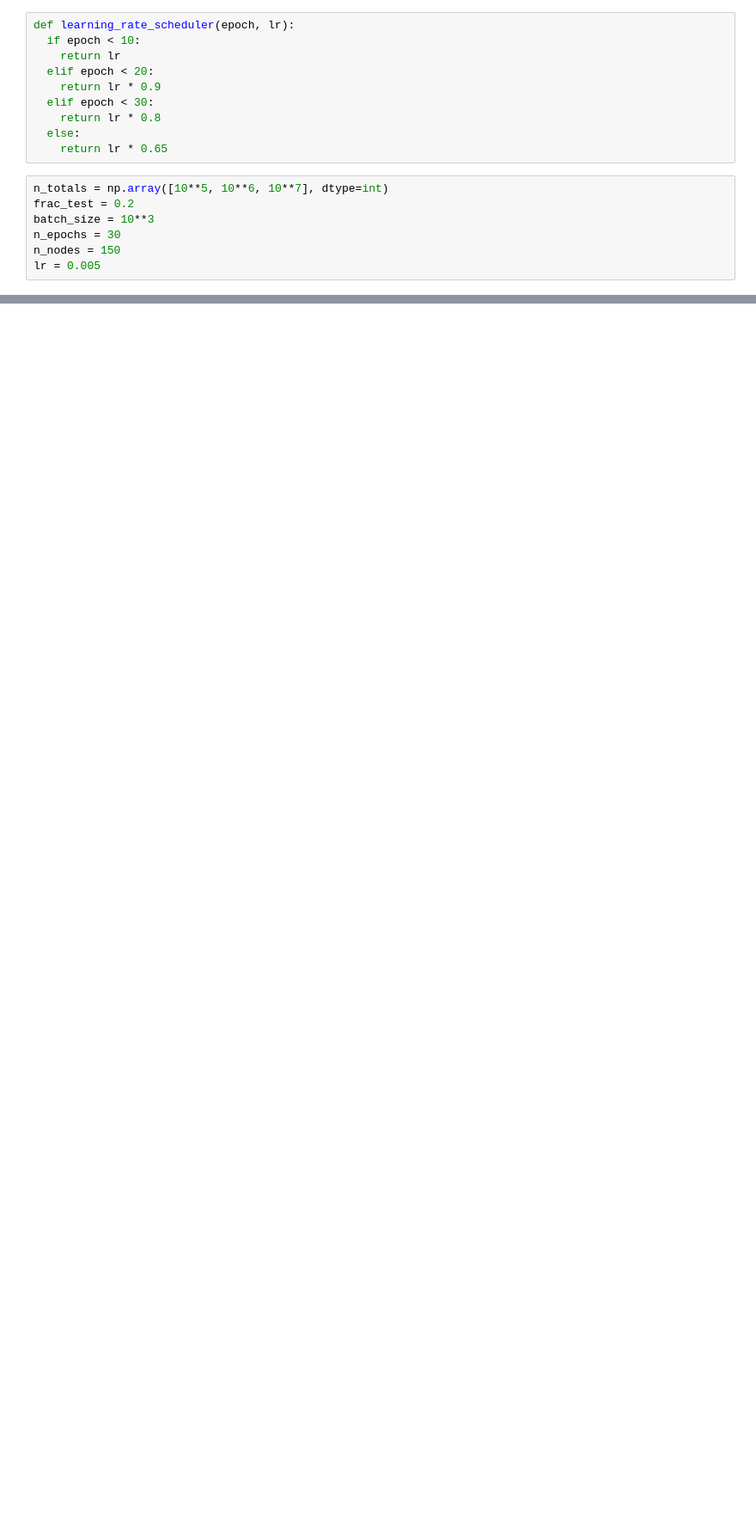
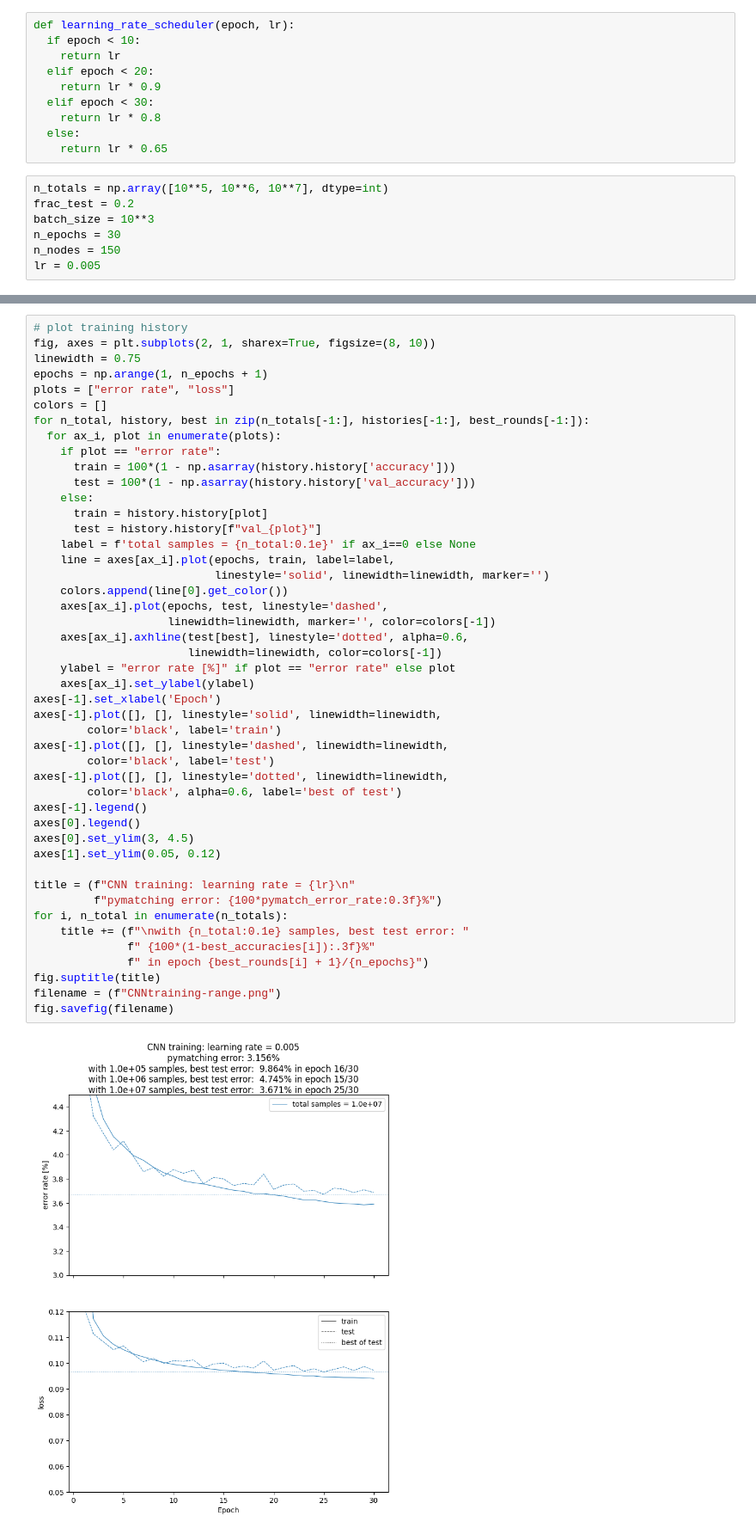
Before and after one commit to rjanish/FNAL-QCDecodingTests, a Jupyter notebook: surface_code_d5_r2_CNN-cleaning.ipynb, the cells around one changed output, grey strips where cells are left out. Shown at 86% size. Saved outputs shown, nothing was run; the diff lists cells and outputs as text; blank space fills up the shorter version.

```diff
--- a/surface_code_d5_r2_CNN-cleaning.ipynb
+++ b/surface_code_d5_r2_CNN-cleaning.ipynb
@@ -445,0 +483,48 @@ full runtime: 21.06 mins
+# %%
+# plot training history
+fig, axes = plt.subplots(2, 1, sharex=True, figsize=(8, 10))
+linewidth = 0.75
+epochs = np.arange(1, n_epochs + 1)
+plots = ["error rate", "loss"]
+colors = []
+for n_total, history, best in zip(n_totals[-1:], histories[-1:], best_rounds[-1:]):
+  for ax_i, plot in enumerate(plots):
+    if plot == "error rate":
+      train = 100*(1 - np.asarray(history.history['accuracy']))
+      test = 100*(1 - np.asarray(history.history['val_accuracy']))
+    else:
+      train = history.history[plot]
+      test = history.history[f"val_{plot}"]
+    label = f'total samples = {n_total:0.1e}' if ax_i==0 else None
+    line = axes[ax_i].plot(epochs, train, label=label,
+                           linestyle='solid', linewidth=linewidth, marker='')
+    colors.append(line[0].get_color())
+    axes[ax_i].plot(epochs, test, linestyle='dashed',
+                    linewidth=linewidth, marker='', color=colors[-1])
+    axes[ax_i].axhline(test[best], linestyle='dotted', alpha=0.6,
+                       linewidth=linewidth, color=colors[-1])
+    ylabel = "error rate [%]" if plot == "error rate" else plot
+    axes[ax_i].set_ylabel(ylabel)
+axes[-1].set_xlabel('Epoch')
+axes[-1].plot([], [], linestyle='solid', linewidth=linewidth,
+        color='black', label='train')
+axes[-1].plot([], [], linestyle='dashed', linewidth=linewidth,
+        color='black', label='test')
+axes[-1].plot([], [], linestyle='dotted', linewidth=linewidth,
+        color='black', alpha=0.6, label='best of test')
+axes[-1].legend()
+axes[0].legend()
+axes[0].set_ylim(3, 4.5)
+axes[1].set_ylim(0.05, 0.12)
+
+title = (f"CNN training: learning rate = {lr}\n"
+         f"pymatching error: {100*pymatch_error_rate:0.3f}%")
+for i, n_total in enumerate(n_totals):
+    title += (f"\nwith {n_total:0.1e} samples, best test error: "
+              f" {100*(1-best_accuracies[i]):.3f}%"
+              f" in epoch {best_rounds[i] + 1}/{n_epochs}")
+fig.suptitle(title)
+filename = (f"CNNtraining-range.png")
+fig.savefig(filename)
+# %% [output]
+[figure, added]
```
Also changed, not shown: parts of 6 cells of this notebook.
